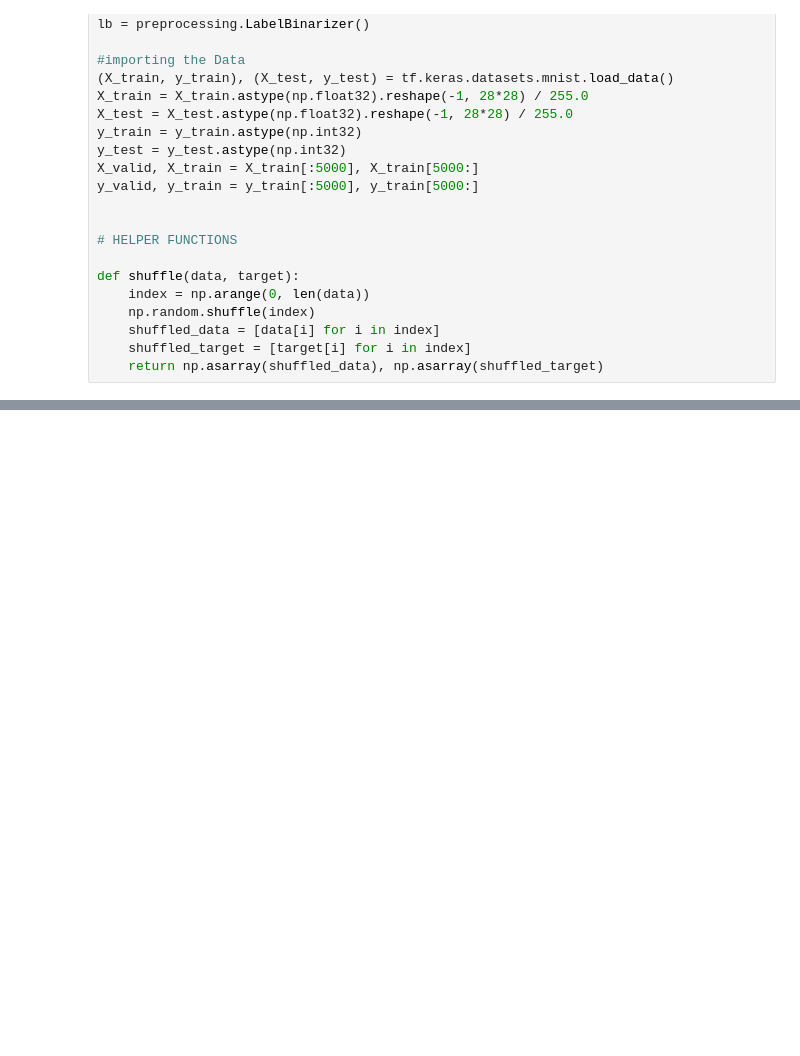
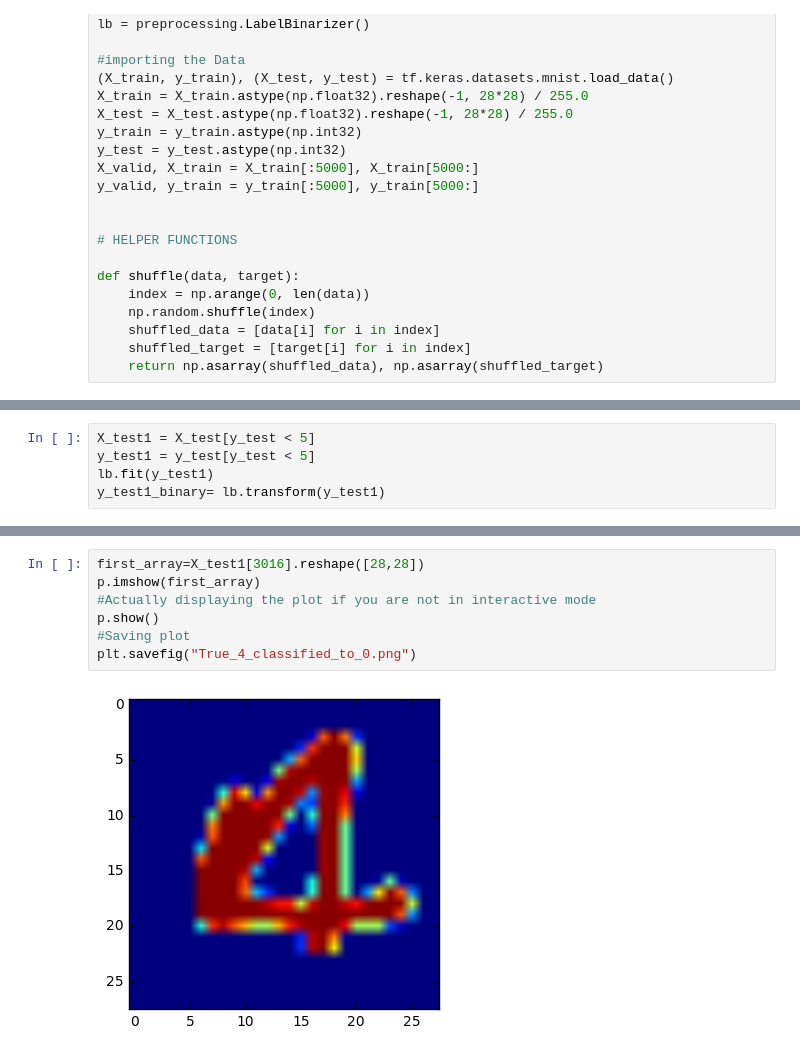
Before and after one commit to DerflaNehc/MNIST_NN_P2, a Jupyter notebook: Assignment2ECE1504.ipynb, the cells around one changed output, grey strips where cells are left out. Cells and saved outputs as stored; diff of their text form; blank space fills up the shorter version.

```diff
--- a/Assignment2ECE1504.ipynb
+++ b/Assignment2ECE1504.ipynb
@@ -190,0 +180,5 @@ array([0.14064138, 0.08869494, 0.30901039, 0.12608682, 0.0754948 ,
+# %%
+X_test1 = X_test[y_test < 5]
+y_test1 = y_test[y_test < 5]
+lb.fit(y_test1)
+y_test1_binary= lb.transform(y_test1)
@@ -190,0 +193,9 @@ array([0.14064138, 0.08869494, 0.30901039, 0.12608682, 0.0754948 ,
+# %%
+first_array=X_test1[3016].reshape([28,28])
+p.imshow(first_array)
+#Actually displaying the plot if you are not in interactive mode
+p.show()
+#Saving plot
+plt.savefig("True_4_classified_to_0.png")
+# %% [output]
+[figure, added]
```
Also changed, not shown: parts of 6 cells of this notebook, 4 other files.
